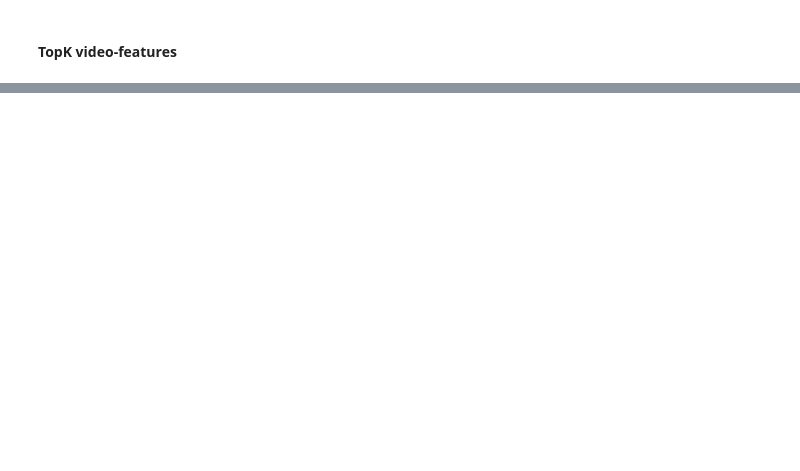
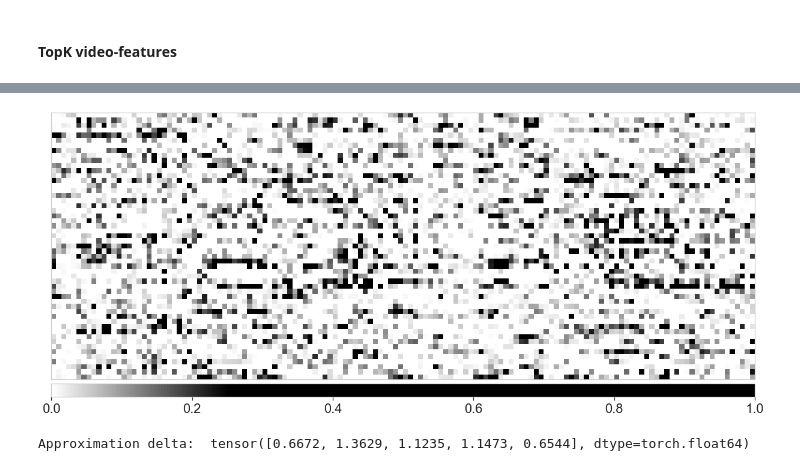
Before and after one commit to catalyst-team/introspection, a Jupyter notebook: notebooks/intospection.ipynb, the cells around one changed output, grey strips where cells are left out. Cells and saved outputs as stored; diff of their text form; code cells hidden in the pictures; blank space fills up the shorter version.

```diff
--- a/notebooks/intospection.ipynb
+++ b/notebooks/intospection.ipynb
@@ -702,0 +681,8 @@ plt.show()
+# %%
+features, labels = load_ABIDE1()
+features = np.swapaxes(features, 1, 2)  # [n_samples; seq_len; n_features]
+# %%
+feature, label = features[0].astype(np.float32), labels[0].astype(np.int64)
+feature = torch.tensor(feature).unsqueeze(0)
+feature.requires_grad = True
+label = torch.tensor(label).unsqueeze(0)
@@ -702,0 +784,41 @@ plt.show()
+# %%
+# plt.matshow(attr_ig.permute(0, 2, 3, 1).detach().cpu().numpy()[0])
+fig, axs = plt.subplots(1, 1, figsize=(21, 9))
+
+default_cmap = LinearSegmentedColormap.from_list(
+    'custom blue',
+    [(0, '#ffffff'), (0.25, '#000000'), (1, '#000000')],
+    N=256
+)
+
+_ = viz.visualize_image_attr(
+    np.transpose(attr_ig.cpu().detach().numpy(), (2,1,0)),
+    np.transpose(feature.cpu().detach().numpy(), (2,1,0)),
+    method='heat_map',
+    cmap=default_cmap,
+    show_colorbar=True,
+    sign='positive',
+    outlier_perc=1,
+    plt_fig_axis=(fig, axs),
+    use_pyplot=False,
+)
+
+plt.show()
+# %% [output]
+[figure, added]
+# %%
+ig = IntegratedGradients(model)
+nt = NoiseTunnel(ig)
+model.zero_grad()
+attr_ig_nt, delta = nt.attribute(
+    inputs=feature,
+    target=label.item(),
+    baselines=torch.zeros_like(feature),
+    return_convergence_delta=True,
+    nt_type='smoothgrad_sq',
+    nt_samples=5,
+    stdevs=0.2
+)
+print('Approximation delta: ', abs(delta))
+# %% [output]
+Approximation delta:  tensor([0.6672, 1.3629, 1.1235, 1.1473, 0.6544], dtype=torch.float64)
```
Also changed, not shown: parts of 31 cells of this notebook, 4 other files.
